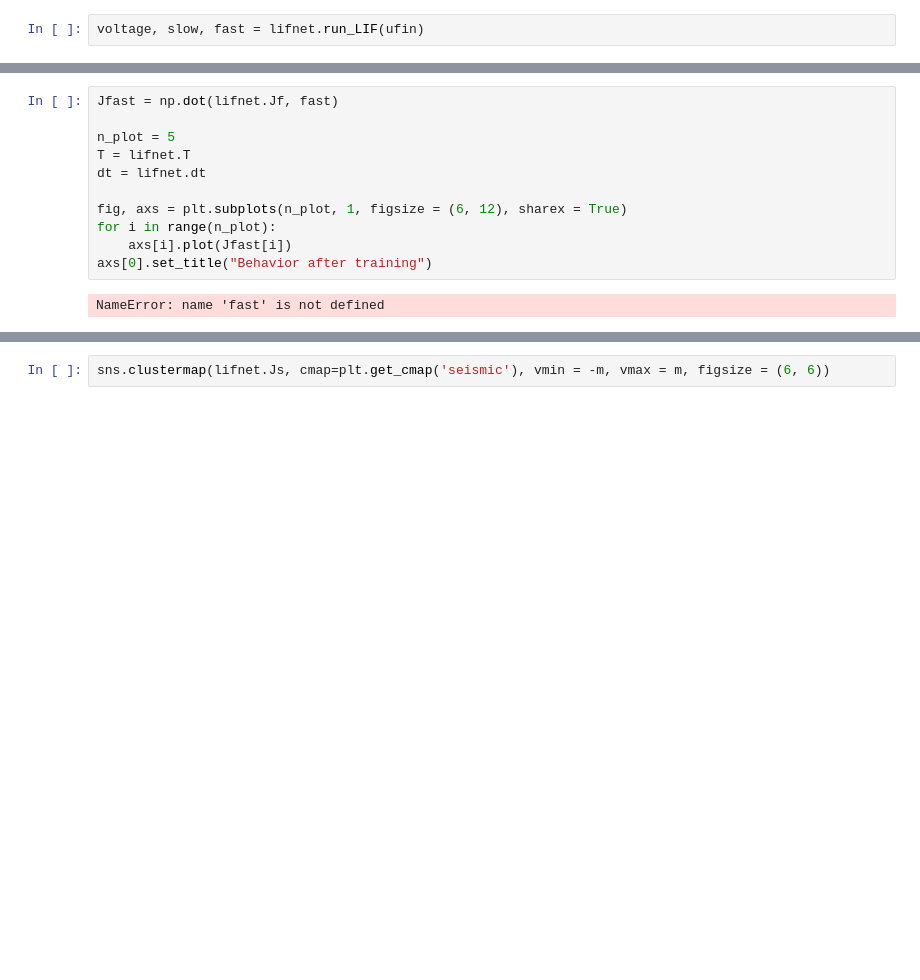
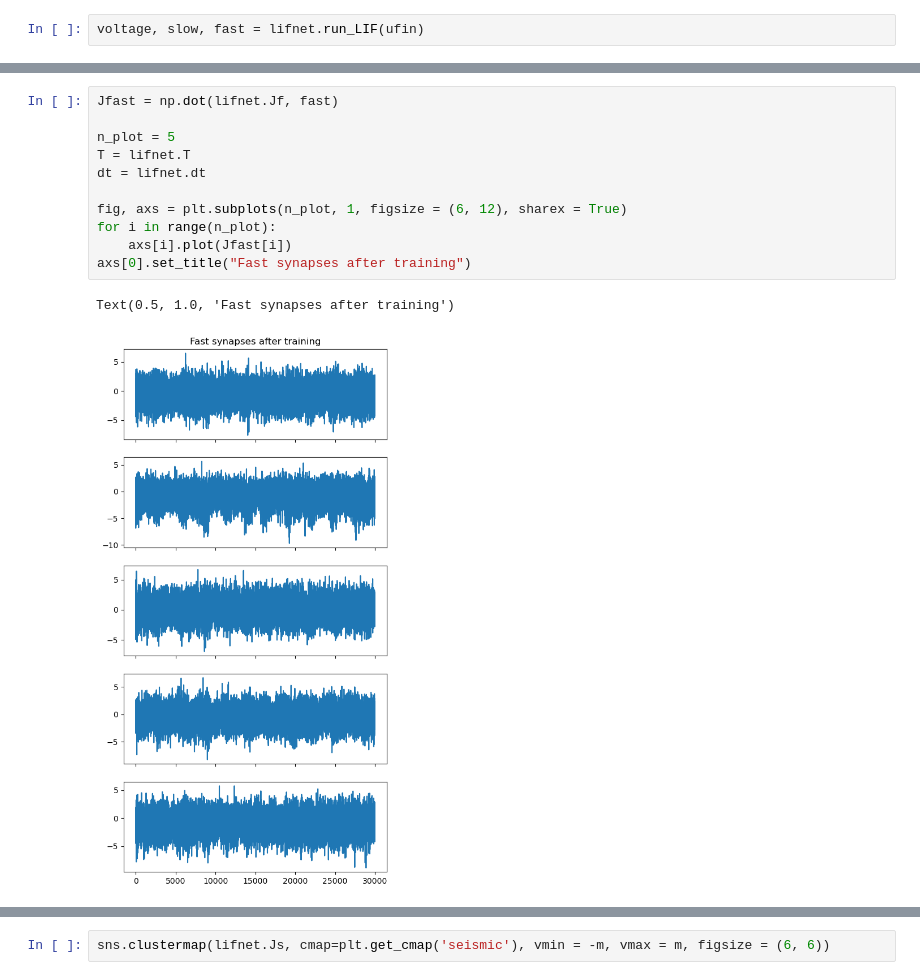
Before and after one commit to Sam-q-3736/srnn_rls, a Jupyter notebook: depasqualeGPU.ipynb, the cells around one changed output, grey strips where cells are left out. Cells and saved outputs as stored; diff of their text form; blank space fills up the shorter version.

```diff
--- a/depasqualeGPU.ipynb
+++ b/depasqualeGPU.ipynb
@@ -103,16 +107,17 @@ NameError: name 'slow' is not defined
 # %%
 Jfast = np.dot(lifnet.Jf, fast)
 
 n_plot = 5
 T = lifnet.T
 dt = lifnet.dt
 
 fig, axs = plt.subplots(n_plot, 1, figsize = (6, 12), sharex = True)
 for i in range(n_plot):
     axs[i].plot(Jfast[i])
-axs[0].set_title("Behavior after training")
+axs[0].set_title("Fast synapses after training")
 # %% [output]
-NameError: name 'fast' is not defined
+Text(0.5, 1.0, 'Fast synapses after training')
+[figure, added]
 # %%
 n_plot = 5
 T = lifnet.T
```
Also changed, not shown: parts of 6 cells of this notebook.
